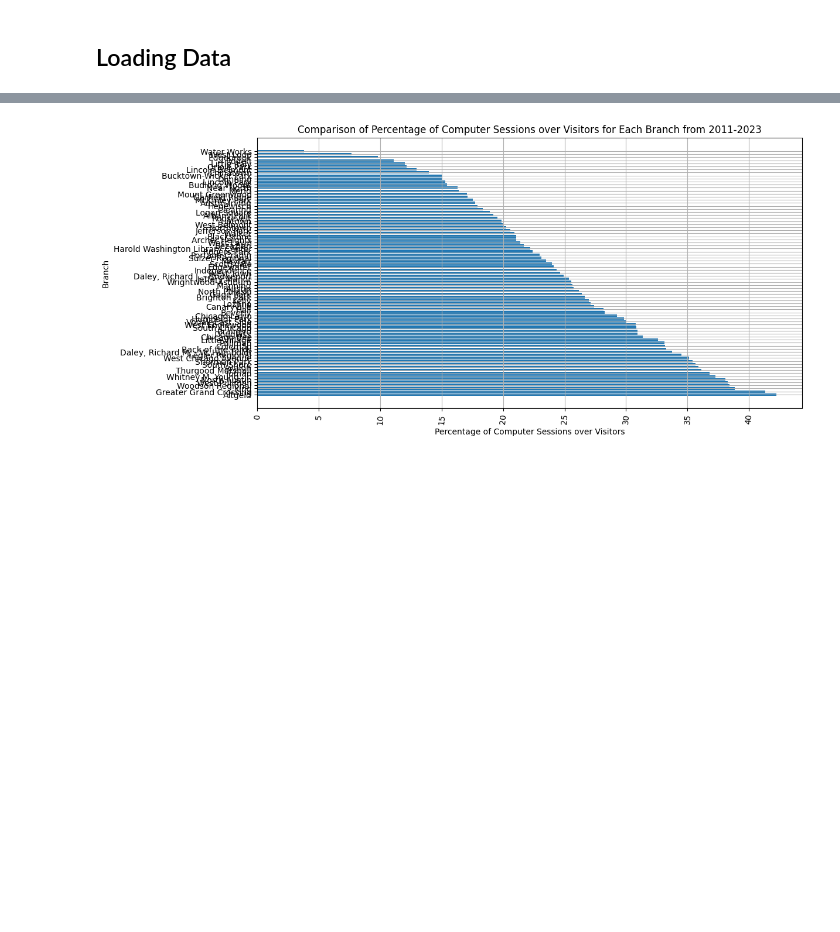
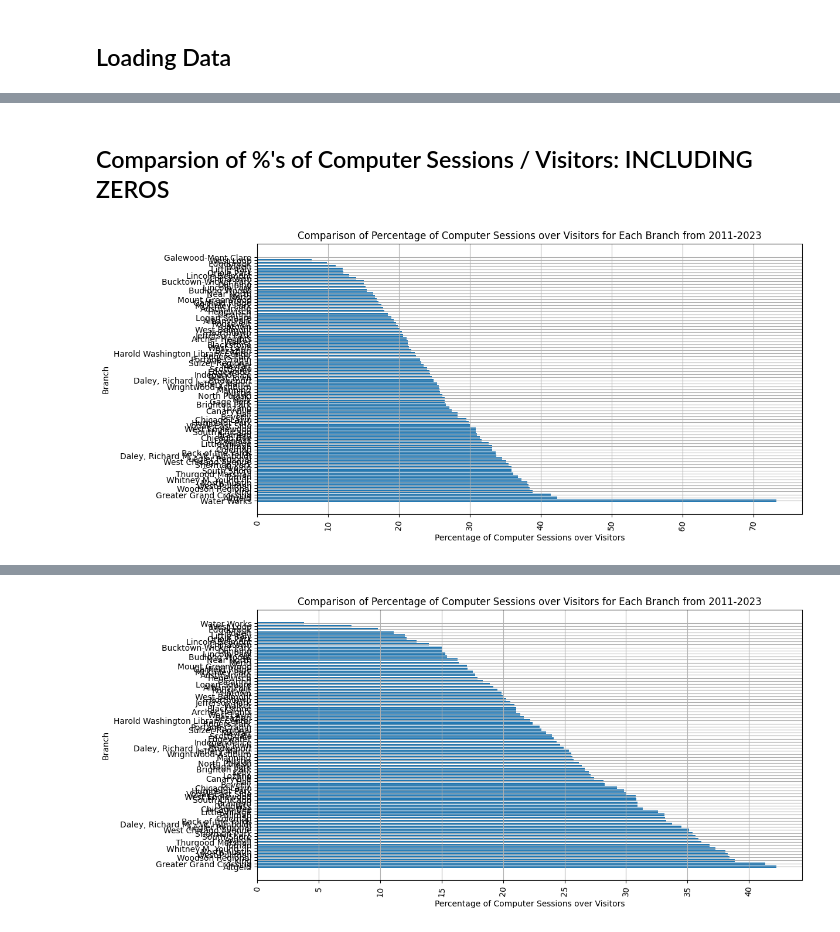
Before and after one commit to uchicago-dsi/cpl_project, a Jupyter notebook: can-summer-2023/dani exploratory data analysis.ipynb, the cells around one changed output, grey strips where cells are left out. Drawn from its saved outputs; the diff is of its cells as text; code cells hidden in the pictures; blank space fills up the shorter version.

```diff
--- a/can-summer-2023/dani exploratory data analysis.ipynb
+++ b/can-summer-2023/dani exploratory data analysis.ipynb
@@ -39,0 +31,23 @@ condition based extraction
+# %% [markdown]
+## Comparsion of %'s of Computer Sessions / Visitors: INCLUDING ZEROS
+# %%
+# Calculate the sum of Computer Sessions and sum of Visitors from all years
+branch_metrics = branches.groupby('BRANCH').agg({'COMPUTER_SESSIONS': 'sum', 'VISITORS': 'sum'})
+
+# Adding a column that calculates the Computer Session Percentage (computer sessions/visitors)*100
+branch_metrics['COMPUTER_SESSION_PERCENTAGE'] = (branch_metrics['COMPUTER_SESSIONS'] / branch_metrics['VISITORS']) * 100
+
+# Sort percentages of Computer Sessions from greatest to least
+branch_metrics_sorted = branch_metrics.sort_values('COMPUTER_SESSION_PERCENTAGE', ascending=False)
+
+# Plot
+plt.figure(figsize=(12, 6))
+plt.barh(branch_metrics_sorted.index, branch_metrics_sorted['COMPUTER_SESSION_PERCENTAGE'])
+plt.xlabel('Percentage of Computer Sessions over Visitors')
+plt.ylabel('Branch')
+plt.title('Comparison of Percentage of Computer Sessions over Visitors for Each Branch from 2011-2023')
+plt.xticks(rotation=85)
+plt.grid(True)
+plt.show()
+# %% [output]
+[figure, added]
```
Also changed, not shown: parts of 17 cells of this notebook.
